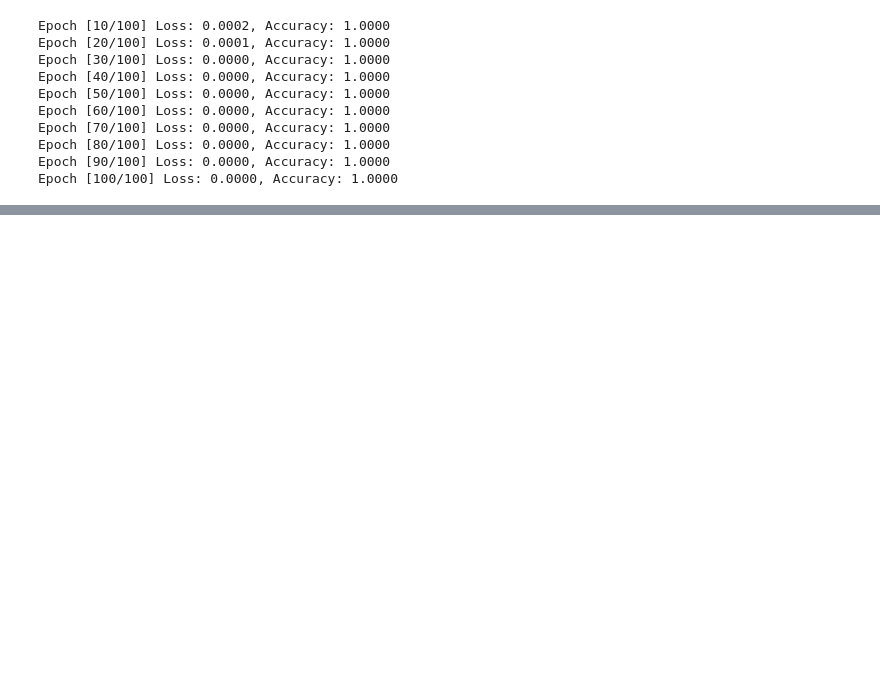
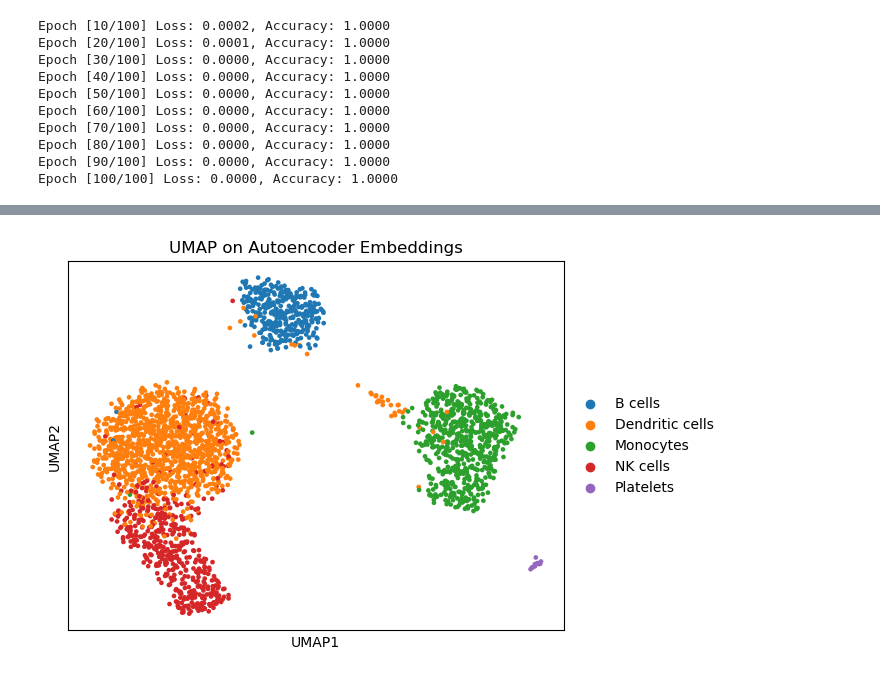
Before and after one commit to can-karakoc/sc_RNA_seq_proj, a Jupyter notebook: notebooks/classification.ipynb, the cells around one changed output, grey strips where cells are left out. Cells and saved outputs as stored; diff of their text form; code cells hidden in the pictures; blank space fills up the shorter version.

```diff
--- a/notebooks/classification.ipynb
+++ b/notebooks/classification.ipynb
@@ -282,0 +338,24 @@ Dendritic cells       0.94      0.96      0.95       234
+# %%
+class AutoEncoder(nn.Module):
+    def __init__(self, input_dim, latent_dim=32):
+        super().__init__()
+        self.encoder = nn.Sequential(
+            nn.Linear(input_dim, 512),
+            nn.ReLU(),
+            nn.Linear(512, 256),
+            nn.ReLU(),
+            nn.Linear(256, latent_dim)
+        )
+
+        self.decoder = nn.Sequential(
+            nn.Linear(latent_dim, 256),
+            nn.ReLU(),
+            nn.Linear(256, 512),
+            nn.ReLU(),
+            nn.Linear(512, input_dim)
+        )
+
+    def forward(self, x):
+        embeddings = self.encoder(x)
+        reconstruct = self.decoder(embeddings)
+        return reconstruct, embeddings
@@ -282,0 +438,22 @@ Dendritic cells       0.94      0.96      0.95       234
+# %%
+def get_embeddings(model, X_array, batch_size=256):
+    model.eval()
+    embeddings = []
+    with torch.no_grad():
+        for i in range(0, X_array.shape[0], batch_size):
+            xb = torch.tensor(X_array[i:i+batch_size], dtype=torch.float32).to(device)
+            _, z = model(xb)
+            embeddings.append(z.cpu().numpy())
+    return np.vstack(embeddings)
+
+# shape = (n_cells, latent_dim)
+embeddings = get_embeddings(autoEncoder, X_all)
+
+# Attach to adata for plotting (UMAP)
+adata.obsm['X_ae'] = embeddings
+# %%
+sc.pp.neighbors(adata, use_rep='X_ae', n_neighbors=10)
+sc.tl.umap(adata)
+sc.pl.umap(adata, color='cell_type', title='UMAP on Autoencoder Embeddings')
+# %% [output]
+[figure, added]
```
Also changed, not shown: parts of 14 cells of this notebook, 2 other files.
